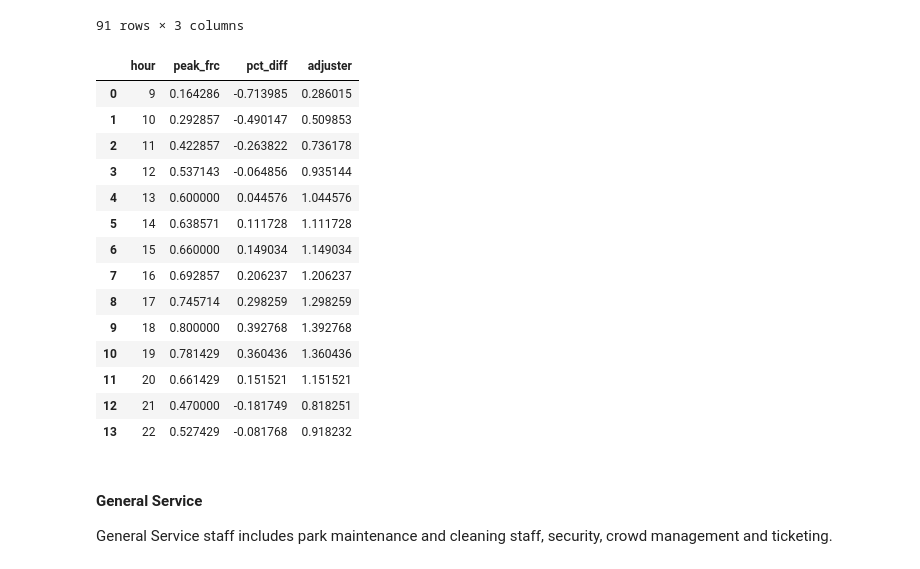
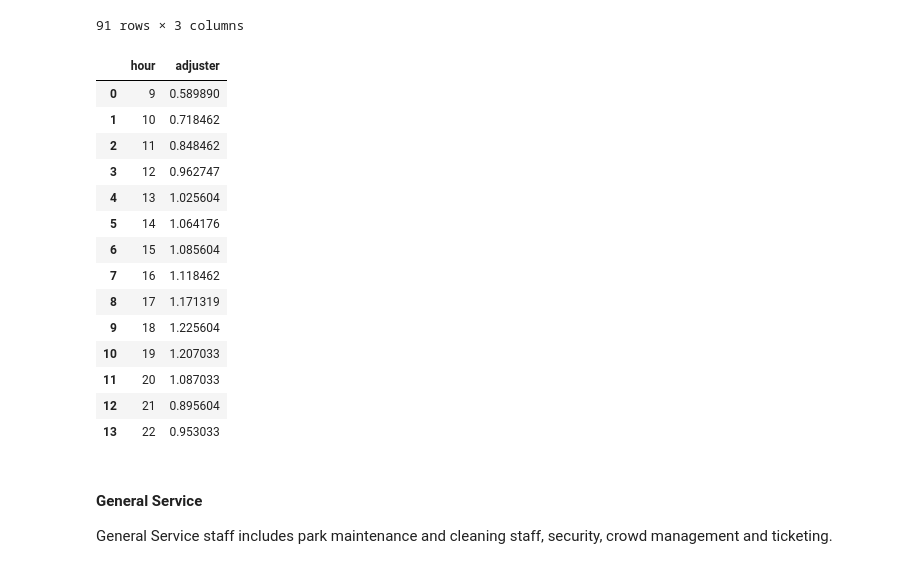
Before and after one commit to reallyjustalan/DSA3101_Group8_Project1, a Jupyter notebook: B3/DSA3101_B3_Modelling.ipynb, the cells around one changed output. Saved outputs shown, nothing was run; the diff lists cells and outputs as text; code cells hidden in the pictures.

```diff
--- a/B3/DSA3101_B3_Modelling.ipynb
+++ b/B3/DSA3101_B3_Modelling.ipynb
@@ -268,34 +269,35 @@ mean_hourly_peak_frc[22] = extrapolated_peak_frc
 # %%
 # Compute overall mean peak frc
 overall_mean_peak_frc = retail_daily_hourly["peak_frc"].mean()
 
 # Create DataFrame and calculate percentage difference
 mean_hourly_peak_frc = mean_hourly_peak_frc.reset_index()
 mean_hourly_peak_frc.rename(columns={"index": "hour"}, inplace=True)
 
 # Percentage difference from overall mean
-mean_hourly_peak_frc["pct_diff"] = ((mean_hourly_peak_frc["peak_frc"] - overall_mean_peak_frc) / overall_mean_peak_frc)
+mean_hourly_peak_frc["pct_diff"] = mean_hourly_peak_frc["peak_frc"] - overall_mean_peak_frc
 
 # Add Adjuster
 mean_hourly_peak_frc["adjuster"] = 1 + mean_hourly_peak_frc["pct_diff"]
 
-mean_hourly_peak_frc
+adjust_hour_merch = mean_hourly_peak_frc[['hour', 'adjuster']]
+adjust_hour_merch
 # %% [output]
-|  | hour | peak_frc | pct_diff | adjuster |
-| 0 | 9 | 0.164286 | -0.713985 | 0.286015 |
-| 1 | 10 | 0.292857 | -0.490147 | 0.509853 |
-| 2 | 11 | 0.422857 | -0.263822 | 0.736178 |
-| 3 | 12 | 0.537143 | -0.064856 | 0.935144 |
-| 4 | 13 | 0.600000 | 0.044576 | 1.044576 |
-| 5 | 14 | 0.638571 | 0.111728 | 1.111728 |
-| 6 | 15 | 0.660000 | 0.149034 | 1.149034 |
-| 7 | 16 | 0.692857 | 0.206237 | 1.206237 |
-| 8 | 17 | 0.745714 | 0.298259 | 1.298259 |
-| 9 | 18 | 0.800000 | 0.392768 | 1.392768 |
-| 10 | 19 | 0.781429 | 0.360436 | 1.360436 |
-| 11 | 20 | 0.661429 | 0.151521 | 1.151521 |
-| 12 | 21 | 0.470000 | -0.181749 | 0.818251 |
-| 13 | 22 | 0.527429 | -0.081768 | 0.918232 |
+|  | hour | adjuster |
+| 0 | 9 | 0.589890 |
+| 1 | 10 | 0.718462 |
+| 2 | 11 | 0.848462 |
+| 3 | 12 | 0.962747 |
+| 4 | 13 | 1.025604 |
+| 5 | 14 | 1.064176 |
+| 6 | 15 | 1.085604 |
+| 7 | 16 | 1.118462 |
+| 8 | 17 | 1.171319 |
+| 9 | 18 | 1.225604 |
+| 10 | 19 | 1.207033 |
+| 11 | 20 | 1.087033 |
+| 12 | 21 | 0.895604 |
+| 13 | 22 | 0.953033 |
 # %% [markdown]
 #### General Service
 General Service staff includes park maintenance and cleaning staff, security, crowd management and ticketing.
```
Also changed, not shown: parts of 11 cells of this notebook.
